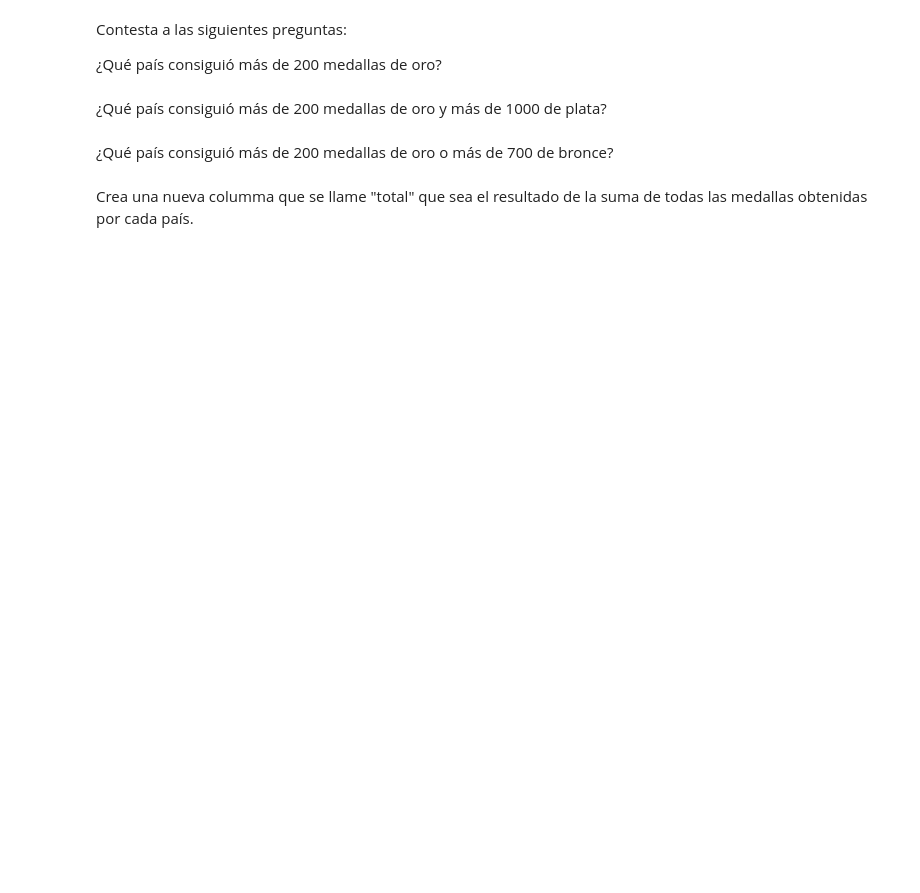
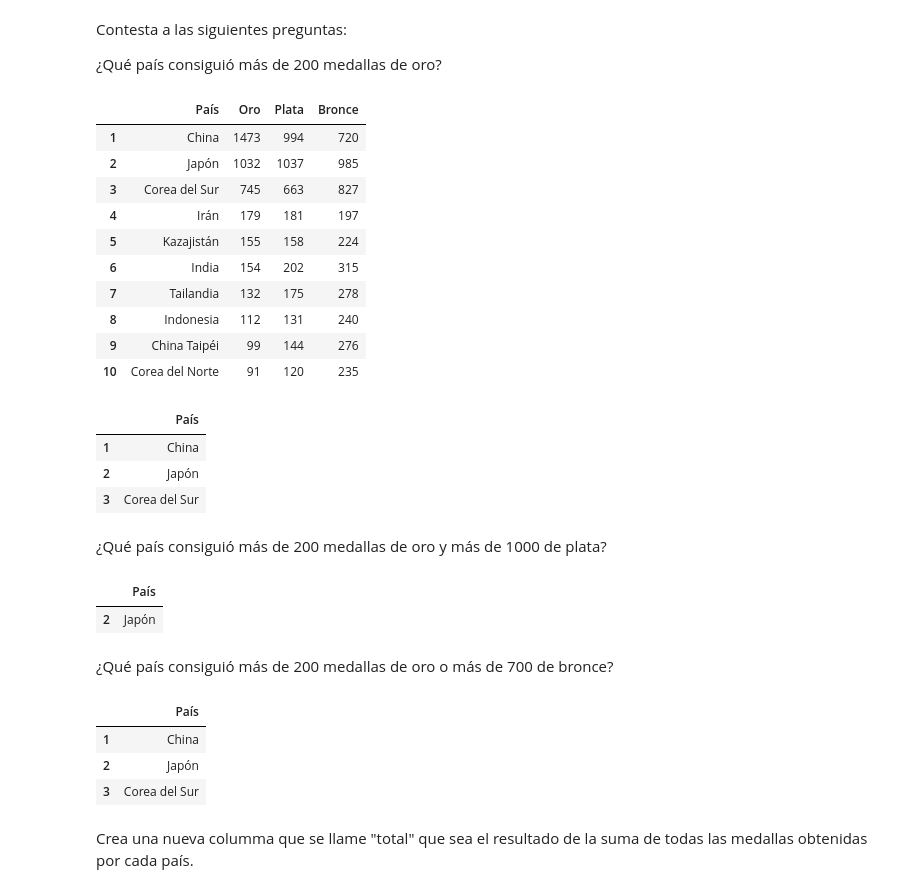
Before and after one commit to CarmenMoyano/promoI-modulo3-sprint1-pairprogramming-Ma-ra-Carmen, a Jupyter notebook: Leccion2-Pandas.ipynb, the cells around one changed output. Drawn from its saved outputs; the diff is of its cells as text; code cells hidden in the pictures; blank space fills up the shorter version.

```diff
--- a/Leccion2-Pandas.ipynb
+++ b/Leccion2-Pandas.ipynb
@@ -58,9 +269,45 @@ Utilizando el código del ejercicio anterior, selecciona unicamente las columnas
 Contesta a las siguientes preguntas:
 
 ¿Qué país consiguió más de 200 medallas de oro?
+# %%
+df_med
+# %% [output]
+|  | País | Oro | Plata | Bronce |
+| 1 | China | 1473 | 994 | 720 |
+| 2 | Japón | 1032 | 1037 | 985 |
+| 3 | Corea del Sur | 745 | 663 | 827 |
+| 4 | Irán | 179 | 181 | 197 |
+| 5 | Kazajistán | 155 | 158 | 224 |
+| 6 | India | 154 | 202 | 315 |
+| 7 | Tailandia | 132 | 175 | 278 |
+| 8 | Indonesia | 112 | 131 | 240 |
+| 9 | China Taipéi | 99 | 144 | 276 |
+| 10 | Corea del Norte | 91 | 120 | 235 |
+# %%
+pais = df_med[df_med['Oro']>200][['País']]
+pais
+# %% [output]
+|  | País |
+| 1 | China |
+| 2 | Japón |
+| 3 | Corea del Sur |
 # %% [markdown]
 ¿Qué país consiguió más de 200 medallas de oro y más de 1000 de plata?
+# %%
+pais1 = df_med[(df_med['Oro']>200) & (df_med['Plata']>1000)][['País']]
+pais1
+# %% [output]
+|  | País |
+| 2 | Japón |
 # %% [markdown]
 ¿Qué país consiguió más de 200 medallas de oro o más de 700 de bronce?
+# %%
+pais2 = df_med[(df_med['Oro']>200) | (df_med['Bronce']>700)][['País']]
+pais2
+# %% [output]
+|  | País |
+| 1 | China |
+| 2 | Japón |
+| 3 | Corea del Sur |
 # %% [markdown]
 Crea una nueva columma que se llame "total" que sea el resultado de la suma de todas las medallas obtenidas por cada país.
```
Also changed, not shown: parts of 27 cells of this notebook, 1 other file.
